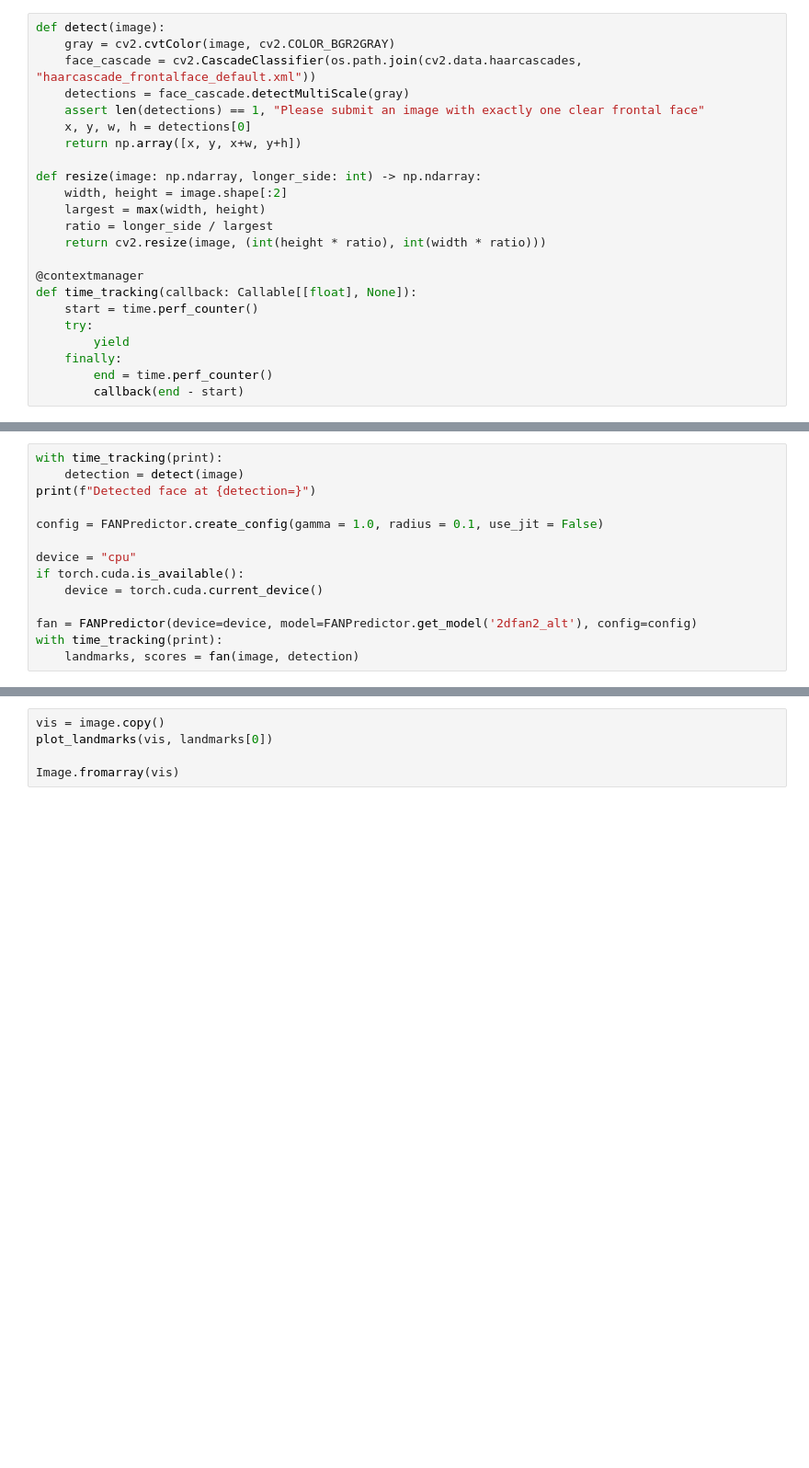
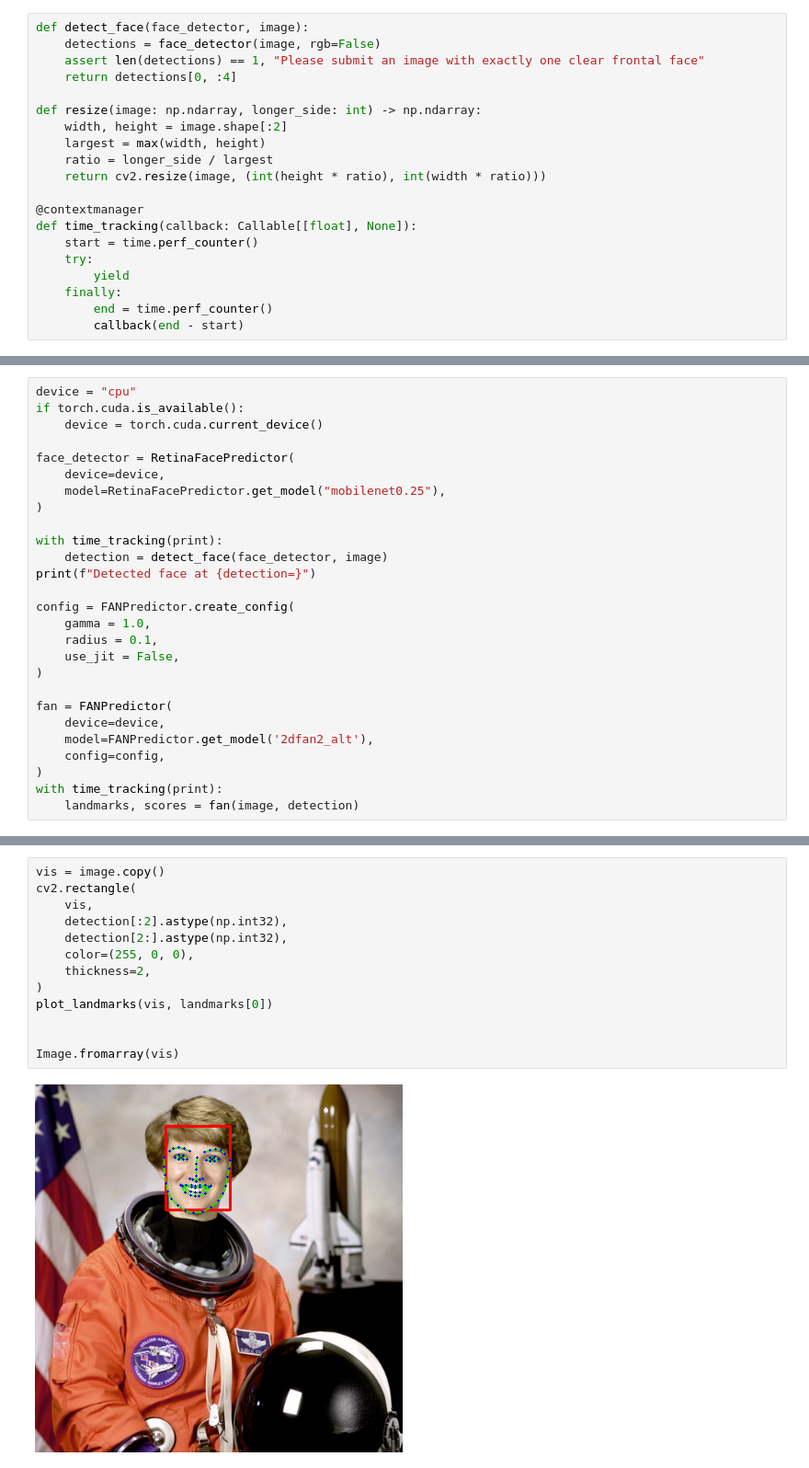
Before and after one commit to aounleonardo/face_alignment, a Jupyter notebook: demo/notebook.ipynb, the cells around one changed output, grey strips where cells are left out. Shown: that part at 92% size. Drawn from its saved outputs; the diff is of its cells as text; blank space fills up the shorter version.

Commit message:
[detection] Add RetinaFace in dockerized face_alignment

```diff
--- a/demo/notebook.ipynb
+++ b/demo/notebook.ipynb
@@ -18,11 +19,8 @@ from ibug.face_alignment.utils import plot_landmarks
 # %%
-def detect(image):
-    gray = cv2.cvtColor(image, cv2.COLOR_BGR2GRAY)
-    face_cascade = cv2.CascadeClassifier(os.path.join(cv2.data.haarcascades, "haarcascade_frontalface_default.xml"))
-    detections = face_cascade.detectMultiScale(gray)
+def detect_face(face_detector, image):
+    detections = face_detector(image, rgb=False)
     assert len(detections) == 1, "Please submit an image with exactly one clear frontal face"
-    x, y, w, h = detections[0]
-    return np.array([x, y, x+w, y+h])
+    return detections[0, :4]
 
 def resize(image: np.ndarray, longer_side: int) -> np.ndarray:
     width, height = image.shape[:2]
@@ -53,14 +55,27 @@ Image.fromarray(image)
 # %%
-with time_tracking(print):
-    detection = detect(image)
-print(f"Detected face at {detection=}")
-
-config = FANPredictor.create_config(gamma = 1.0, radius = 0.1, use_jit = False)
-
 device = "cpu"
 if torch.cuda.is_available():
     device = torch.cuda.current_device()
 
-fan = FANPredictor(device=device, model=FANPredictor.get_model('2dfan2_alt'), config=config)
+face_detector = RetinaFacePredictor(
+    device=device,
+    model=RetinaFacePredictor.get_model("mobilenet0.25"),
+)
+
+with time_tracking(print):
+    detection = detect_face(face_detector, image)
+print(f"Detected face at {detection=}")
+
+config = FANPredictor.create_config(
+    gamma = 1.0,
+    radius = 0.1,
+    use_jit = False,
+)
+
+fan = FANPredictor(
+    device=device,
+    model=FANPredictor.get_model('2dfan2_alt'),
+    config=config,
+)
 with time_tracking(print):
     landmarks, scores = fan(image, detection)
@@ -67,5 +86,15 @@ with time_tracking(print):
 # %%
 vis = image.copy()
+cv2.rectangle(
+    vis,
+    detection[:2].astype(np.int32),
+    detection[2:].astype(np.int32),
+    color=(255, 0, 0),
+    thickness=2,
+)
 plot_landmarks(vis, landmarks[0])
 
+
 Image.fromarray(vis)
+# %% [output]
+[figure, added]
```
Also changed, not shown: parts of 4 cells of this notebook, 2 other files.
